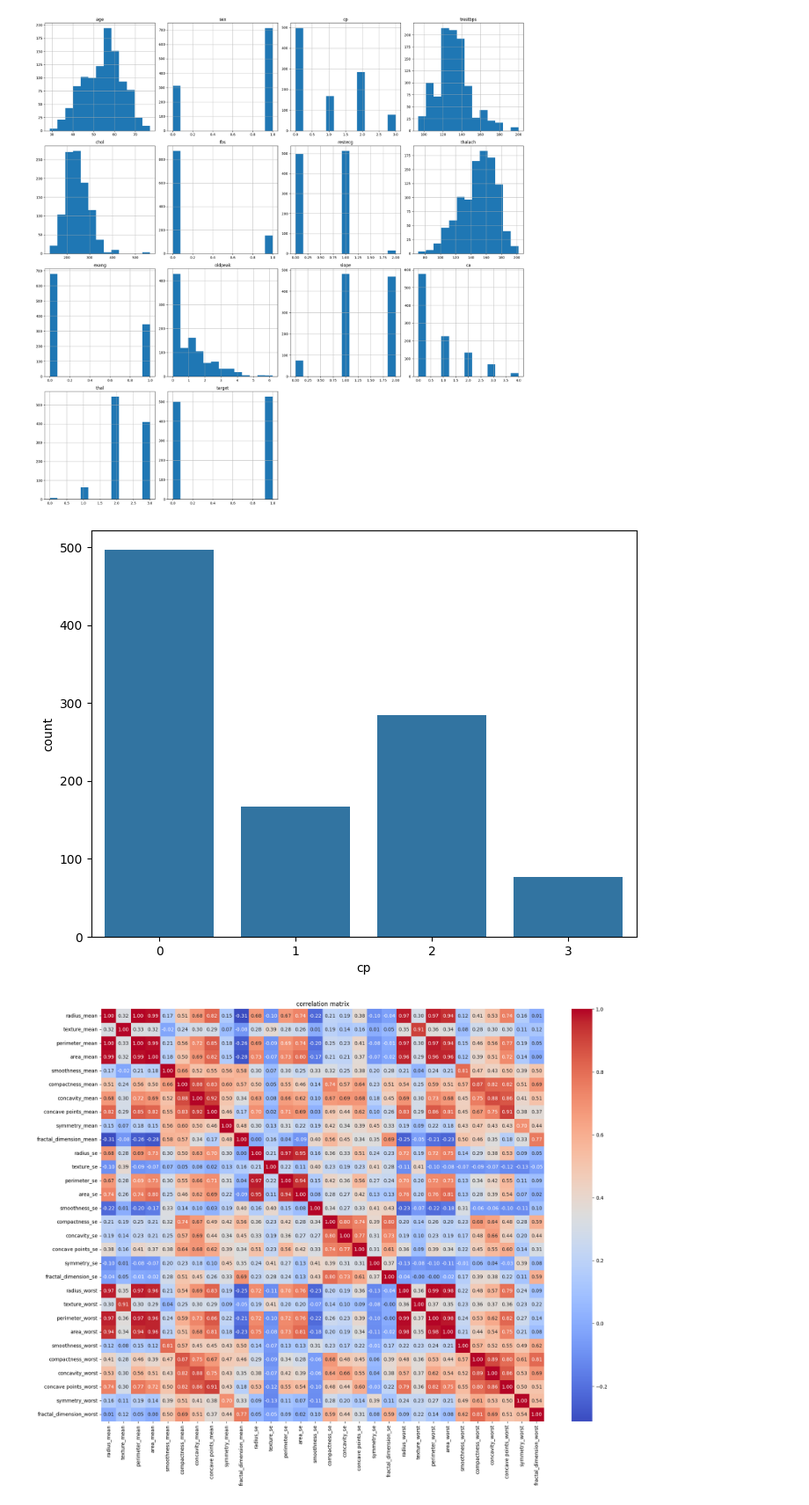
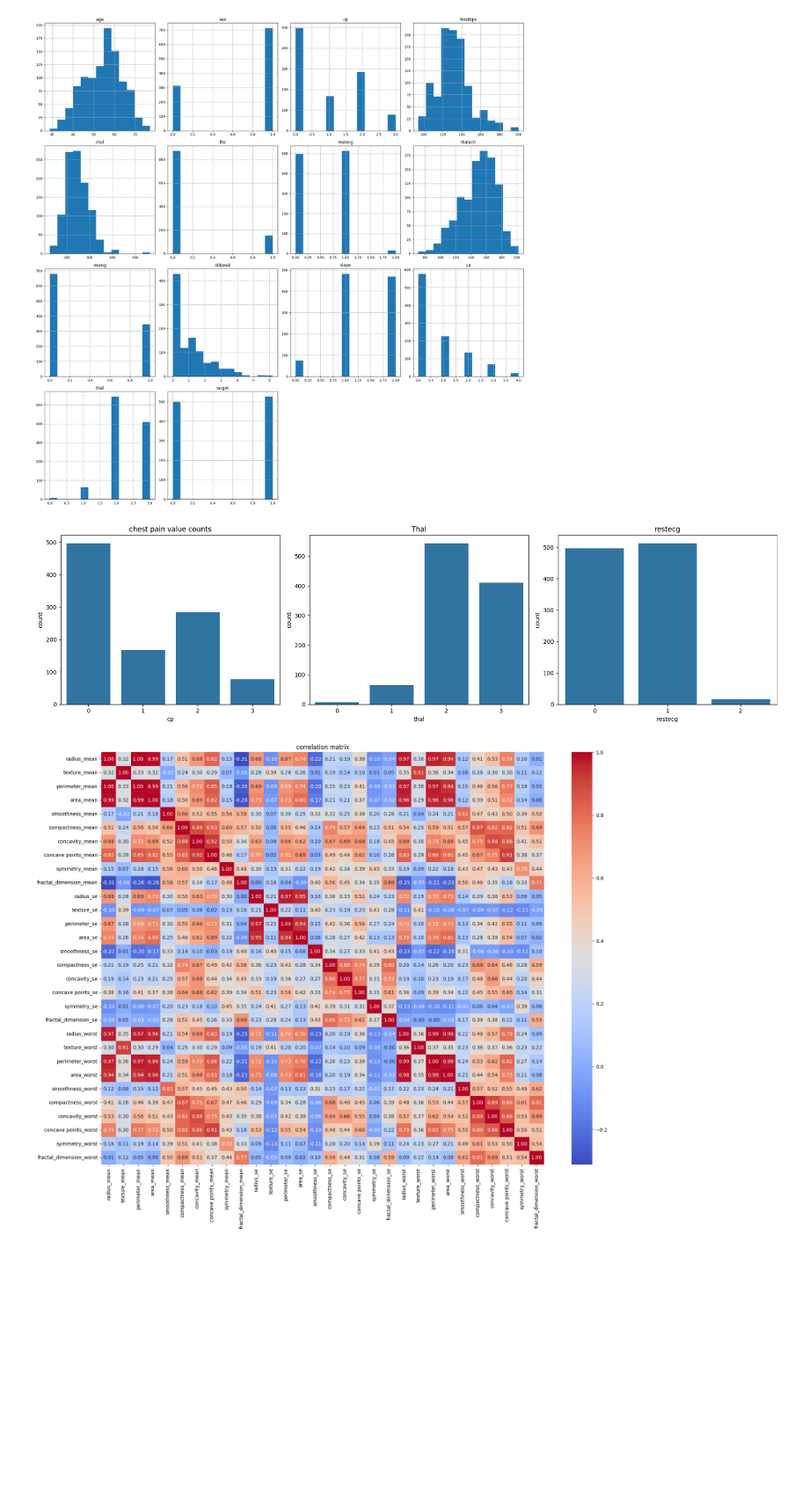
Before and after one commit to saicharan8855/decision-tree-from-scratch, a Jupyter notebook: notebooks/01_EDA_and_Dataset_Overview.ipynb, the cells around one changed output. Shown at 88% size. Drawn from its saved outputs; the diff is of its cells as text; code cells hidden in the pictures; blank space fills up the shorter version.

```diff
--- a/notebooks/01_EDA_and_Dataset_Overview.ipynb
+++ b/notebooks/01_EDA_and_Dataset_Overview.ipynb
@@ -188,30 +188,30 @@ plt.show()
 # %%
 fig , axes = plt.subplots(1 , 3 , figsize = (18 , 5))
 sns.countplot(
     x = 'cp',
     data = heart_disease,
     ax = axes[0]
 )
 axes[0].set_title("chest pain value counts")
 
 sns.countplot(
     x = 'thal',
     data = heart_disease,
-    ax = axes[0]
+    ax = axes[1]
 )
 axes[1].set_title("Thal")
 
 sns.countplot(
-    x = 'reg',
+    x = 'restecg',
     data = heart_disease,
-    ax = axes[0]
+    ax = axes[2]
 )
-axes[0].set_title("chest pain value counts")
+axes[2].set_title("restecg")
 
 plt.tight_layout()
 plt.show()
 # %% [output]
-[figure, old version]
+[figure, new version]
 # %%
 numeric_breast_cancer = breast_cancer.select_dtypes(include = ['float64'])
 correlation = numeric_breast_cancer.corr()
```
